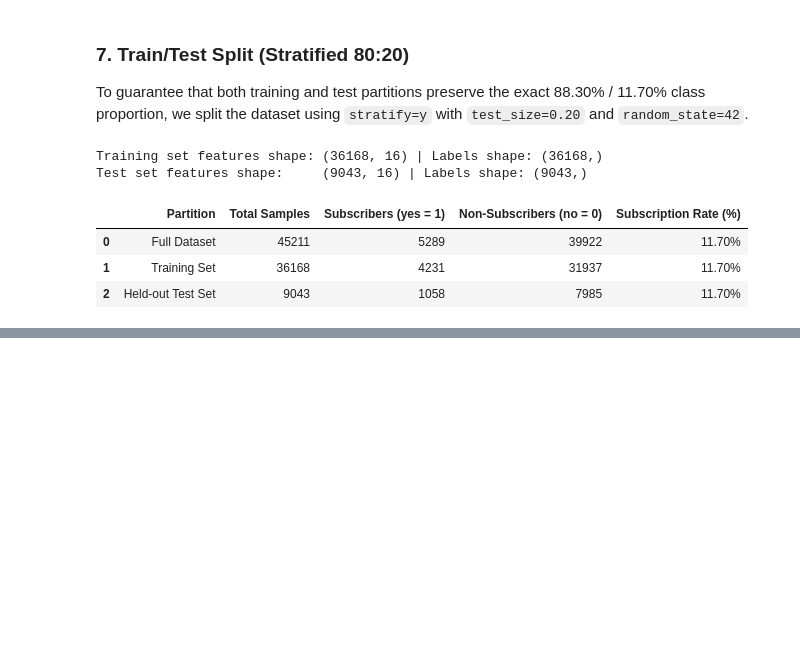
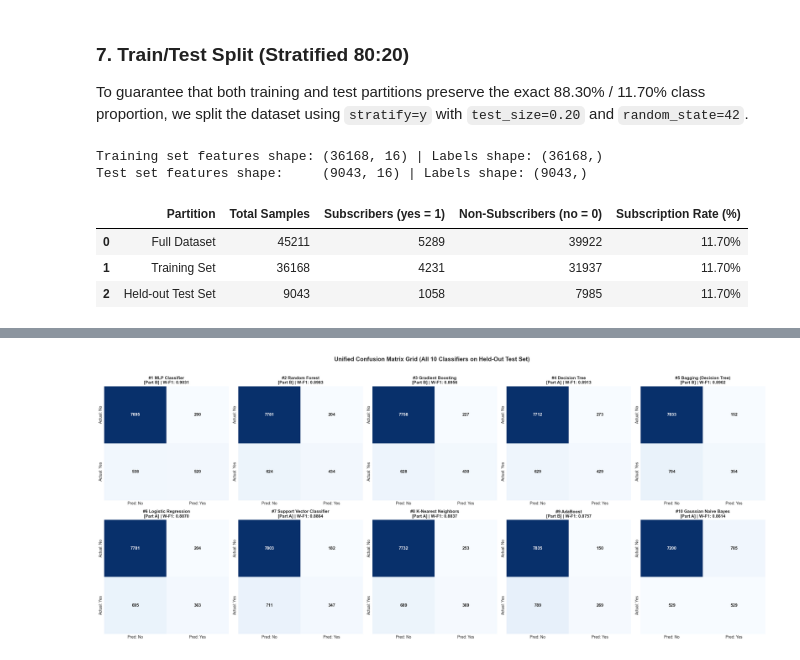
Before and after one commit to Ne-Ran/Machine-Learning-Capstone-Project, a Jupyter notebook: notebooks/classification.ipynb, the cells around one changed output, grey strips where cells are left out. Drawn from its saved outputs; the diff is of its cells as text; code cells hidden in the pictures; blank space fills up the shorter version.

```diff
--- a/notebooks/classification.ipynb
+++ b/notebooks/classification.ipynb
@@ -1178,0 +927,25 @@ In Review 2, the classification track will be extended with:
+# %%
+# 2. Unified 2x5 Confusion Matrix Grid for All 10 Classifiers
+fig, axes = plt.subplots(2, 5, figsize=(24, 10))
+axes = axes.flatten()
+
+model_order = master_cls_df['Model'].tolist()
+
+for idx, name in enumerate(model_order):
+    ax = axes[idx]
+    y_pred = test_predictions[name]
+    cm = confusion_matrix(y_test, y_pred)
+
+    sns.heatmap(cm, annot=True, fmt='d', cmap='Blues', cbar=False, ax=ax,
+                xticklabels=['Pred: No', 'Pred: Yes'], yticklabels=['Actual: No', 'Actual: Yes'],
+                annot_kws={'size': 11, 'weight': 'bold'})
+
+    track = master_cls_df.loc[master_cls_df['Model'] == name, 'Track Part'].values[0]
+    f1_w = master_cls_df.loc[master_cls_df['Model'] == name, 'Weighted F1'].values[0]
+    ax.set_title(f"#{idx+1} {name}\n[{track}] | W-F1: {float(f1_w):.4f}", fontsize=11, fontweight='bold')
+
+plt.suptitle("Unified Confusion Matrix Grid (All 10 Classifiers on Held-Out Test Set)", fontsize=15, fontweight='bold', y=1.02)
+plt.tight_layout()
+plt.show()
+# %% [output]
+[figure, added]
```
Also changed, not shown: parts of 44 cells of this notebook, 1 other file.
